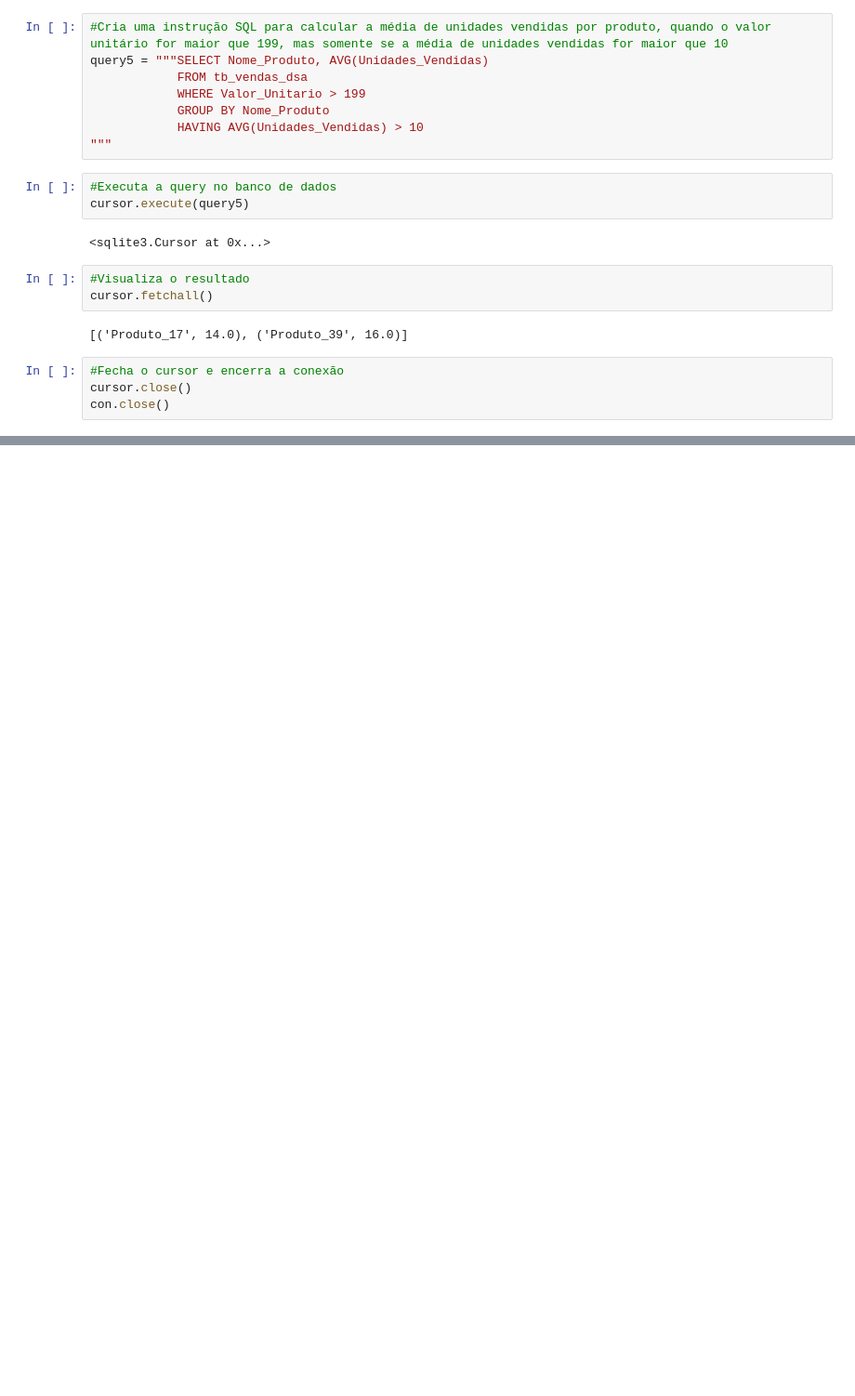
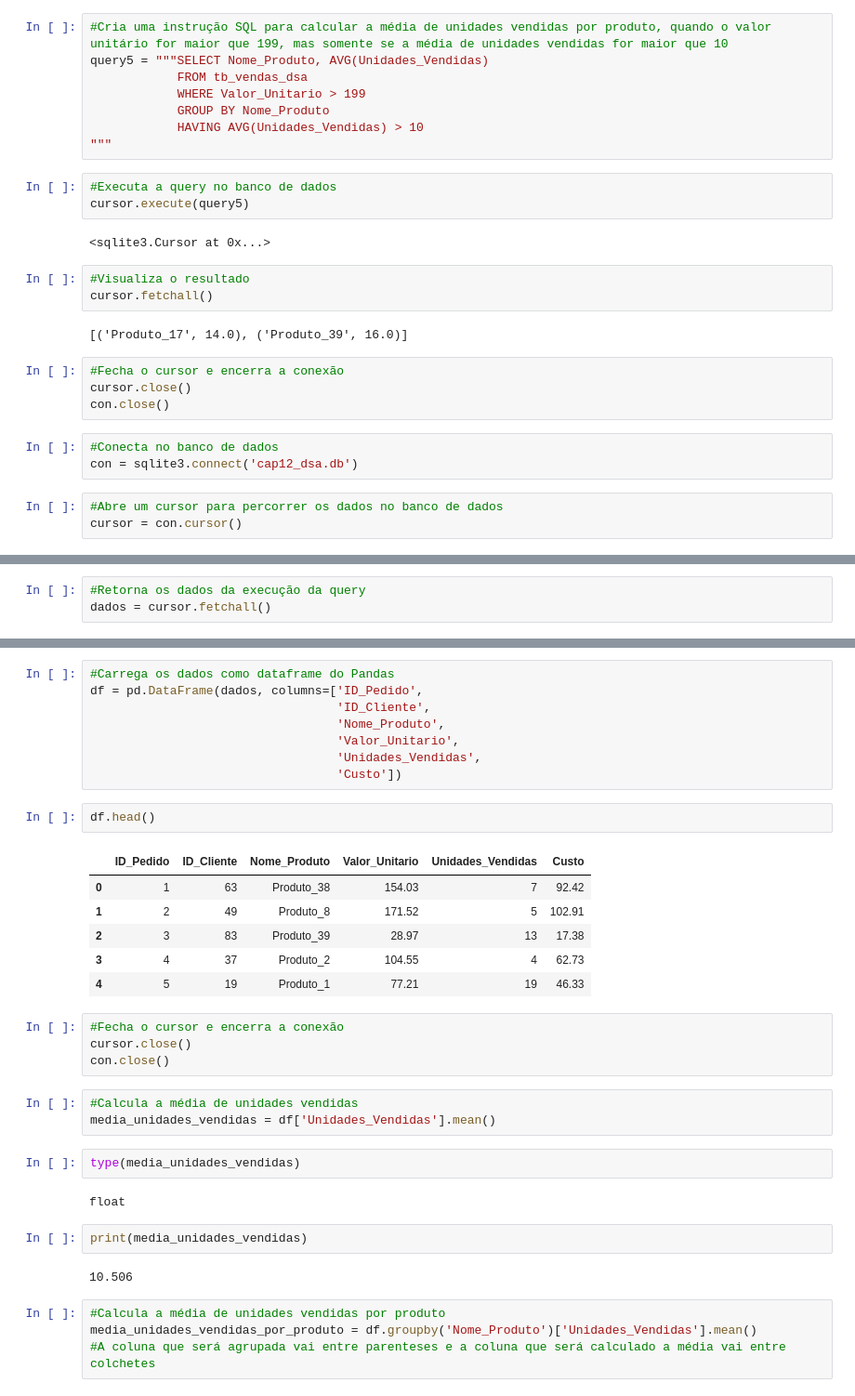
Before and after one commit to leandroclv/DSA_Python, a Jupyter notebook: SQL/SQL_Python.ipynb, the cells around one changed output, grey strips where cells are left out. Shown: that part at 93% size. Cells and saved outputs as stored; diff of their text form; blank space fills up the shorter version.

Commit message:
update curso

```diff
--- a/SQL/SQL_Python.ipynb
+++ b/SQL/SQL_Python.ipynb
@@ -144,3 +144,9 @@ cursor.fetchall()
 #Fecha o cursor e encerra a conexão
 cursor.close()
 con.close()
+# %%
+#Conecta no banco de dados
+con = sqlite3.connect('cap12_dsa.db')
+# %%
+#Abre um cursor para percorrer os dados no banco de dados
+cursor = con.cursor()
@@ -146,0 +161,3 @@ con.close()
+# %%
+#Retorna os dados da execução da query
+dados = cursor.fetchall()
@@ -146,0 +184,36 @@ con.close()
+# %%
+#Carrega os dados como dataframe do Pandas
+df = pd.DataFrame(dados, columns=['ID_Pedido',
+                                  'ID_Cliente',
+                                  'Nome_Produto',
+                                  'Valor_Unitario',
+                                  'Unidades_Vendidas',
+                                  'Custo'])
+# %%
+df.head()
+# %% [output]
+|  | ID_Pedido | ID_Cliente | Nome_Produto | Valor_Unitario | Unidades_Vendidas | Custo |
+| 0 | 1 | 63 | Produto_38 | 154.03 | 7 | 92.42 |
+| 1 | 2 | 49 | Produto_8 | 171.52 | 5 | 102.91 |
+| 2 | 3 | 83 | Produto_39 | 28.97 | 13 | 17.38 |
+| 3 | 4 | 37 | Produto_2 | 104.55 | 4 | 62.73 |
+| 4 | 5 | 19 | Produto_1 | 77.21 | 19 | 46.33 |
+# %%
+#Fecha o cursor e encerra a conexão
+cursor.close()
+con.close()
+# %%
+#Calcula a média de unidades vendidas
+media_unidades_vendidas = df['Unidades_Vendidas'].mean()
+# %%
+type(media_unidades_vendidas)
+# %% [output]
+float
+# %%
+print(media_unidades_vendidas)
+# %% [output]
+10.506
+# %%
+#Calcula a média de unidades vendidas por produto
+media_unidades_vendidas_por_produto = df.groupby('Nome_Produto')['Unidades_Vendidas'].mean()
+#A coluna que será agrupada vai entre parenteses e a coluna que será calculado a média vai entre colchetes
```
Also changed, not shown: parts of 9 cells of this notebook, 2 other files.
